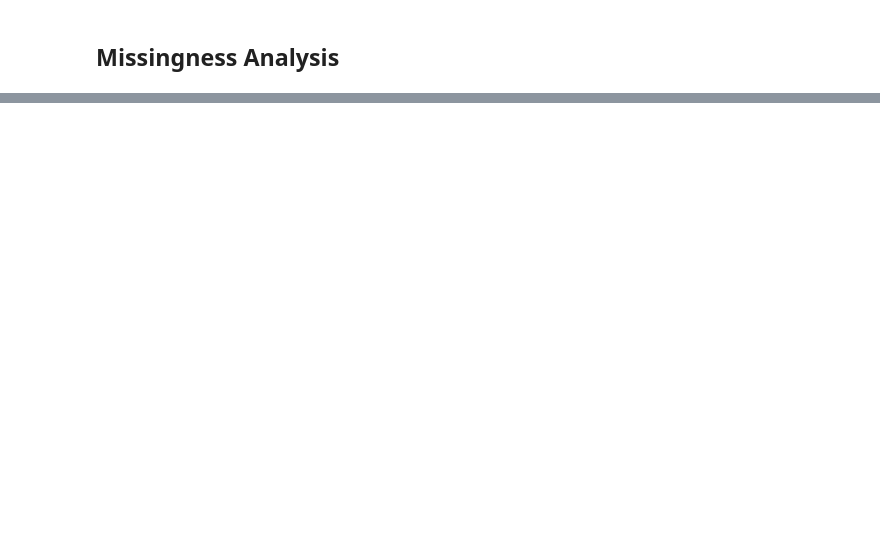
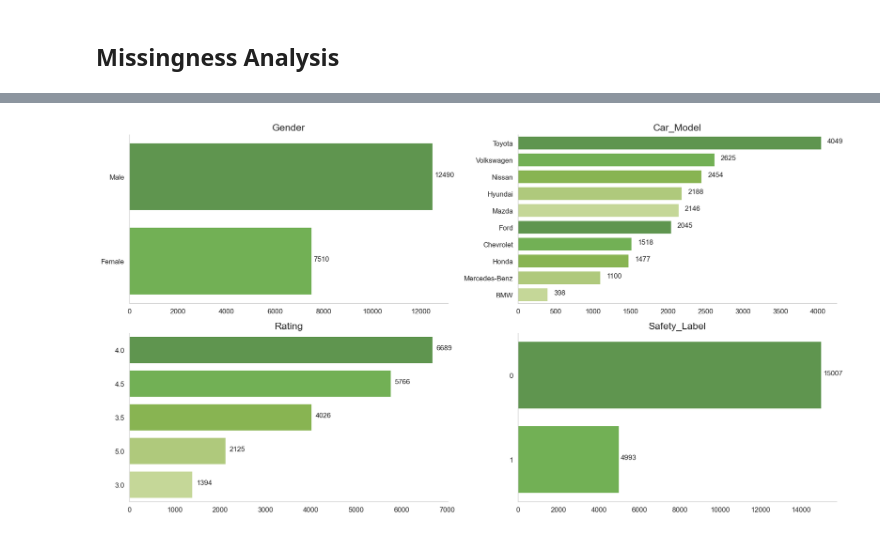
Before and after one commit to timothyckl/Just-Taxi-Analysis, a Jupyter notebook: analysis/eda.ipynb, the cells around one changed output, grey strips where cells are left out. Cells and saved outputs as stored; diff of their text form; code cells hidden in the pictures; blank space fills up the shorter version.

```diff
--- a/analysis/eda.ipynb
+++ b/analysis/eda.ipynb
@@ -680,0 +310,30 @@ plt.ylabel('Count', fontsize=14, **hfont)
+# %%
+univariate_df = cleaned_df.groupby('booking_id').first().compute()
+cat_cols = ['gender', 'car_model', 'rating', 'safety_label']
+
+# plot countplots of each categorical vairable from dask dataframe
+fig, axes = plt.subplots(2, 2, figsize=(15, 8))
+axes = axes.flatten()
+
+for i, col in enumerate(cat_cols):
+    sns.countplot(y=col, data=univariate_df, ax=axes[i], palette=palette, order=univariate_df[col].value_counts().index)
+    axes[i].set_title(f'{col.title()}', fontsize=14, **hfont)
+    axes[i].set_xlabel('')
+    axes[i].set_ylabel('')
+
+    # remove scientific notation on x-axis
+    axes[i].get_xaxis().get_major_formatter().set_scientific(False)
+
+    # label bars with counts
+    for p in axes[i].patches:
+        axes[i].annotate(f'{p.get_width():.0f}', (p.get_width() + 80, p.get_y() + 0.4), fontsize=10, **hfont)
+
+    # remove spines and gridlines
+    axes[i].spines['right'].set_visible(False)
+    axes[i].spines['top'].set_visible(False)
+    axes[i].grid(False)
+
+plt.tight_layout()
+plt.show()
+# %% [output]
+[figure, added]
```
Also changed, not shown: parts of 56 cells of this notebook.
